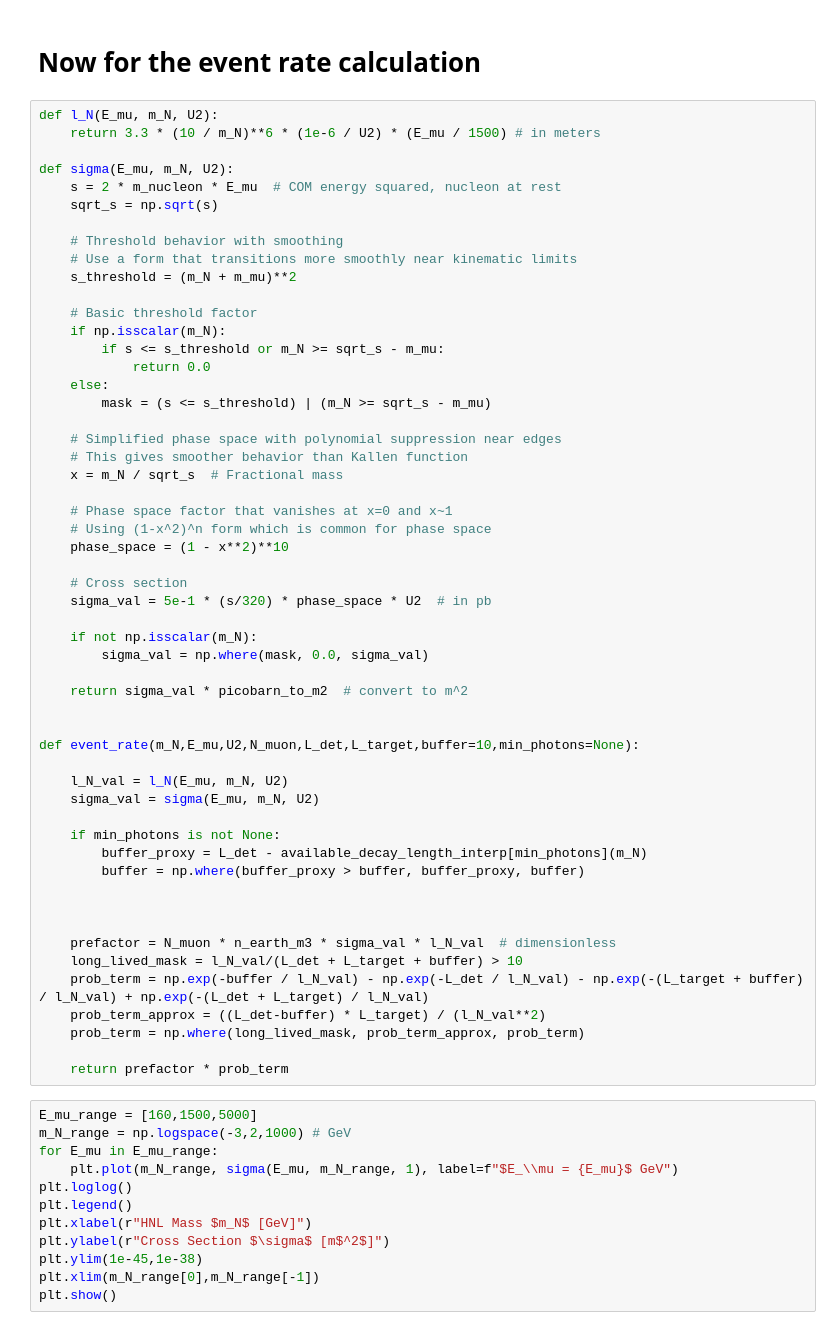
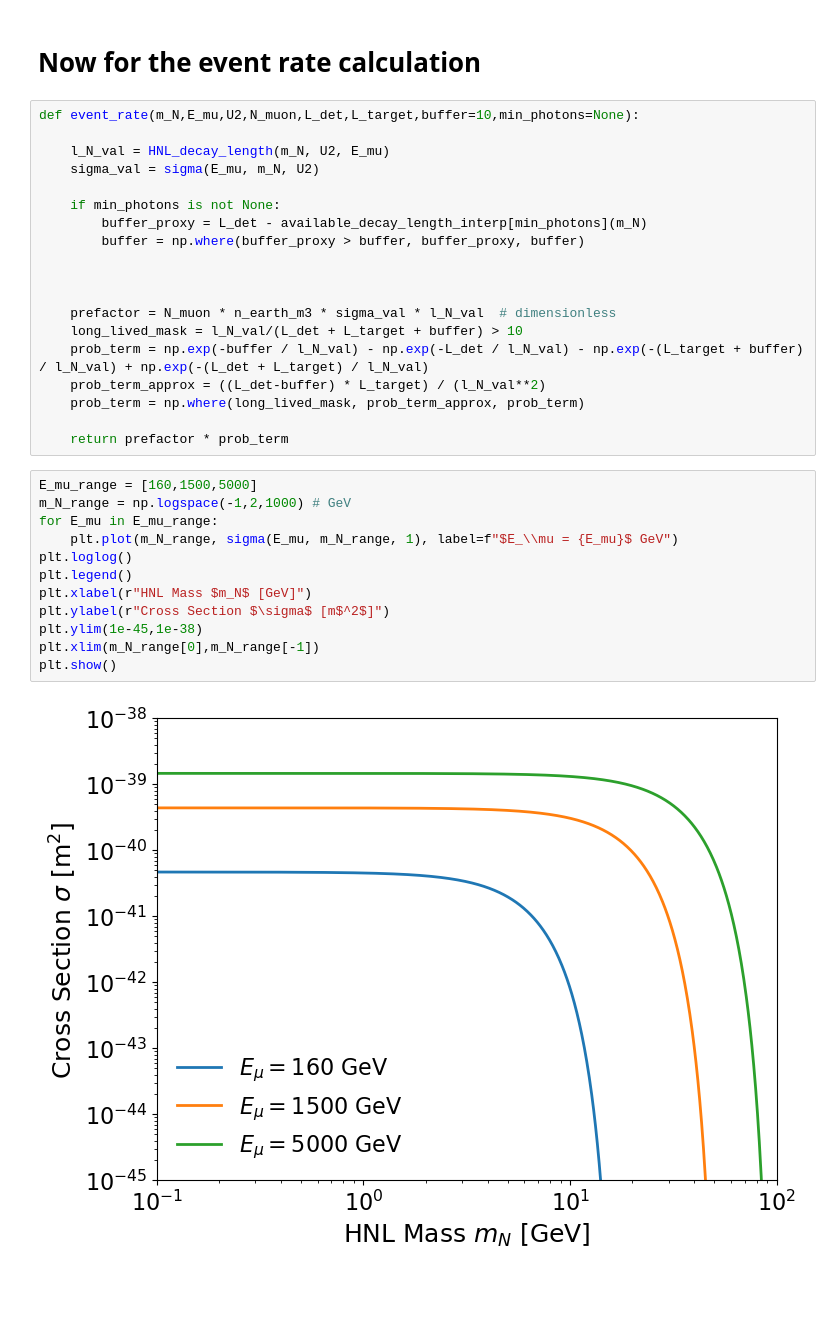
Before and after one commit to nickkamp1/NeutrinoFactoryHNL, a Jupyter notebook: Balloon.ipynb, the cells around one changed output. Drawn from its saved outputs; the diff is of its cells as text; blank space fills up the shorter version.

```diff
--- a/Balloon.ipynb
+++ b/Balloon.ipynb
@@ -198,44 +206,9 @@ plt.show()
 # %% [markdown]
 # Now for the event rate calculation
 # %%
-def l_N(E_mu, m_N, U2):
-    return 3.3 * (10 / m_N)**6 * (1e-6 / U2) * (E_mu / 1500) # in meters
-
-def sigma(E_mu, m_N, U2):
-    s = 2 * m_nucleon * E_mu  # COM energy squared, nucleon at rest
-    sqrt_s = np.sqrt(s)
-
-    # Threshold behavior with smoothing
-    # Use a form that transitions more smoothly near kinematic limits
-    s_threshold = (m_N + m_mu)**2
-
-    # Basic threshold factor
-    if np.isscalar(m_N):
-        if s <= s_threshold or m_N >= sqrt_s - m_mu:
-            return 0.0
-    else:
-        mask = (s <= s_threshold) | (m_N >= sqrt_s - m_mu)
-
-    # Simplified phase space with polynomial suppression near edges
-    # This gives smoother behavior than Kallen function
-    x = m_N / sqrt_s  # Fractional mass
-
-    # Phase space factor that vanishes at x=0 and x~1
-    # Using (1-x^2)^n form which is common for phase space
-    phase_space = (1 - x**2)**10
-
-    # Cross section
-    sigma_val = 5e-1 * (s/320) * phase_space * U2  # in pb
-
-    if not np.isscalar(m_N):
-        sigma_val = np.where(mask, 0.0, sigma_val)
-
-    return sigma_val * picobarn_to_m2  # convert to m^2
-
-
 def event_rate(m_N,E_mu,U2,N_muon,L_det,L_target,buffer=10,min_photons=None):
 
-    l_N_val = l_N(E_mu, m_N, U2)
+    l_N_val = HNL_decay_length(m_N, U2, E_mu)
     sigma_val = sigma(E_mu, m_N, U2)
 
     if min_photons is not None:
@@ -253,16 +226,18 @@ def event_rate(m_N,E_mu,U2,N_muon,L_det,L_target,buffer=10,min_photons=None):
     return prefactor * prob_term
 # %%
 E_mu_range = [160,1500,5000]
-m_N_range = np.logspace(-3,2,1000) # GeV
+m_N_range = np.logspace(-1,2,1000) # GeV
 for E_mu in E_mu_range:
     plt.plot(m_N_range, sigma(E_mu, m_N_range, 1), label=f"$E_\\mu = {E_mu}$ GeV")
 plt.loglog()
 plt.legend()
 plt.xlabel(r"HNL Mass $m_N$ [GeV]")
 plt.ylabel(r"Cross Section $\sigma$ [m$^2$]")
 plt.ylim(1e-45,1e-38)
 plt.xlim(m_N_range[0],m_N_range[-1])
 plt.show()
+# %% [output]
+[figure, added]
 # %%
 U2_range = np.logspace(-16,-2,100)
 L_target = 1e3 / 3 # m
```
Also changed, not shown: parts of 22 cells of this notebook, 30 other files.
